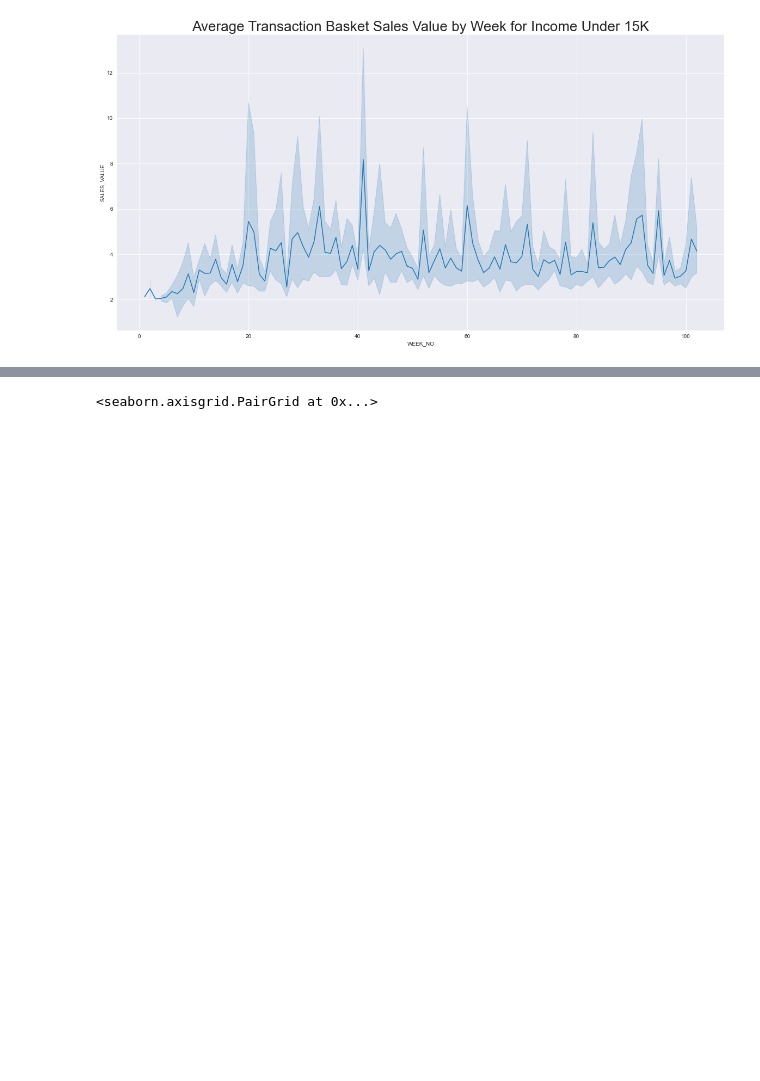
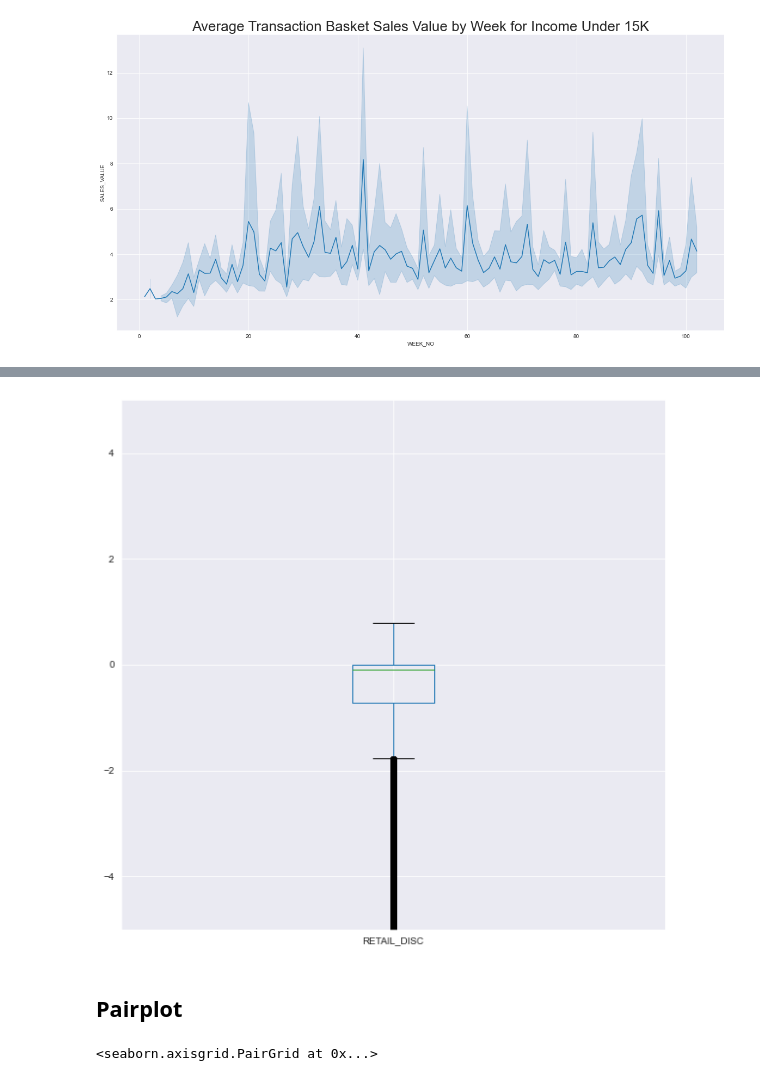
Before and after one commit to vmarklynn/CPSC5310-Project, a Jupyter notebook: Code/EDA_ProjectPart2.ipynb, the cells around one changed output, grey strips where cells are left out. Cells and saved outputs as stored; diff of their text form; code cells hidden in the pictures; blank space fills up the shorter version.

```diff
--- a/Code/EDA_ProjectPart2.ipynb
+++ b/Code/EDA_ProjectPart2.ipynb
@@ -512,0 +514,6 @@ hhTransactions.boxplot(column = ['SALES_VALUE','RETAIL_DISC','COUPON_DISC'])
+# %%
+hhTransactions.boxplot(column =['RETAIL_DISC'], figsize=(10,10))
+plt.ylim(-5, 5)
+plt.show()
+# %% [output]
+[figure, added]
@@ -513,5 +524,7 @@ hhTransactions.boxplot(column = ['SALES_VALUE','RETAIL_DISC','COUPON_DISC'])
 # %%
 features = ['DAY_x','SALES_VALUE','COUPON_DISC','RETAIL_DISC']
+# %% [markdown]
+## Pairplot
 # %%
 sns.set()
 sns.pairplot(hhTransactions[features])
```
Also changed, not shown: parts of 7 cells of this notebook.
